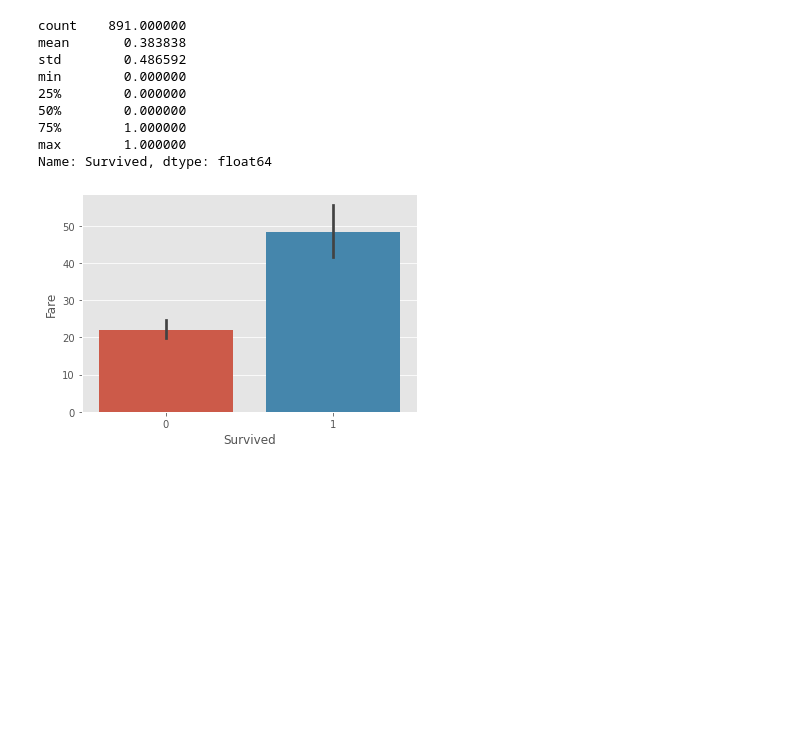
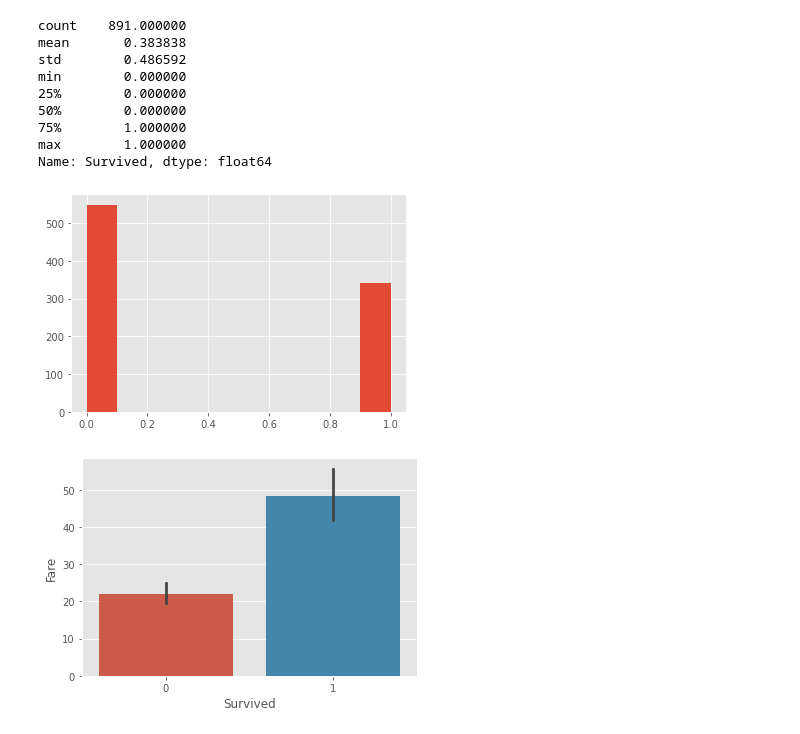
Before and after one commit to HassanRady/Titanic---Machine-Learning-from-Disaster-Competition, a Jupyter notebook: EDA & Feature Eng & Modeling.ipynb, the cells around one changed output. Drawn from its saved outputs; the diff is of its cells as text; code cells hidden in the pictures; blank space fills up the shorter version.

```diff
--- a/EDA & Feature Eng & Modeling.ipynb
+++ b/EDA & Feature Eng & Modeling.ipynb
@@ -187,6 +189,10 @@ min        0.000000
 75%        1.000000
 max        1.000000
 Name: Survived, dtype: float64
+# %%
+df_train[TARGET].hist();
+# %% [output]
+[figure, added]
 # %%
 for var in continuous_vars:
     sns.barplot(data=df_train, y=var, x=TARGET)
```
Also changed, not shown: parts of 37 cells of this notebook, 1 other file.
